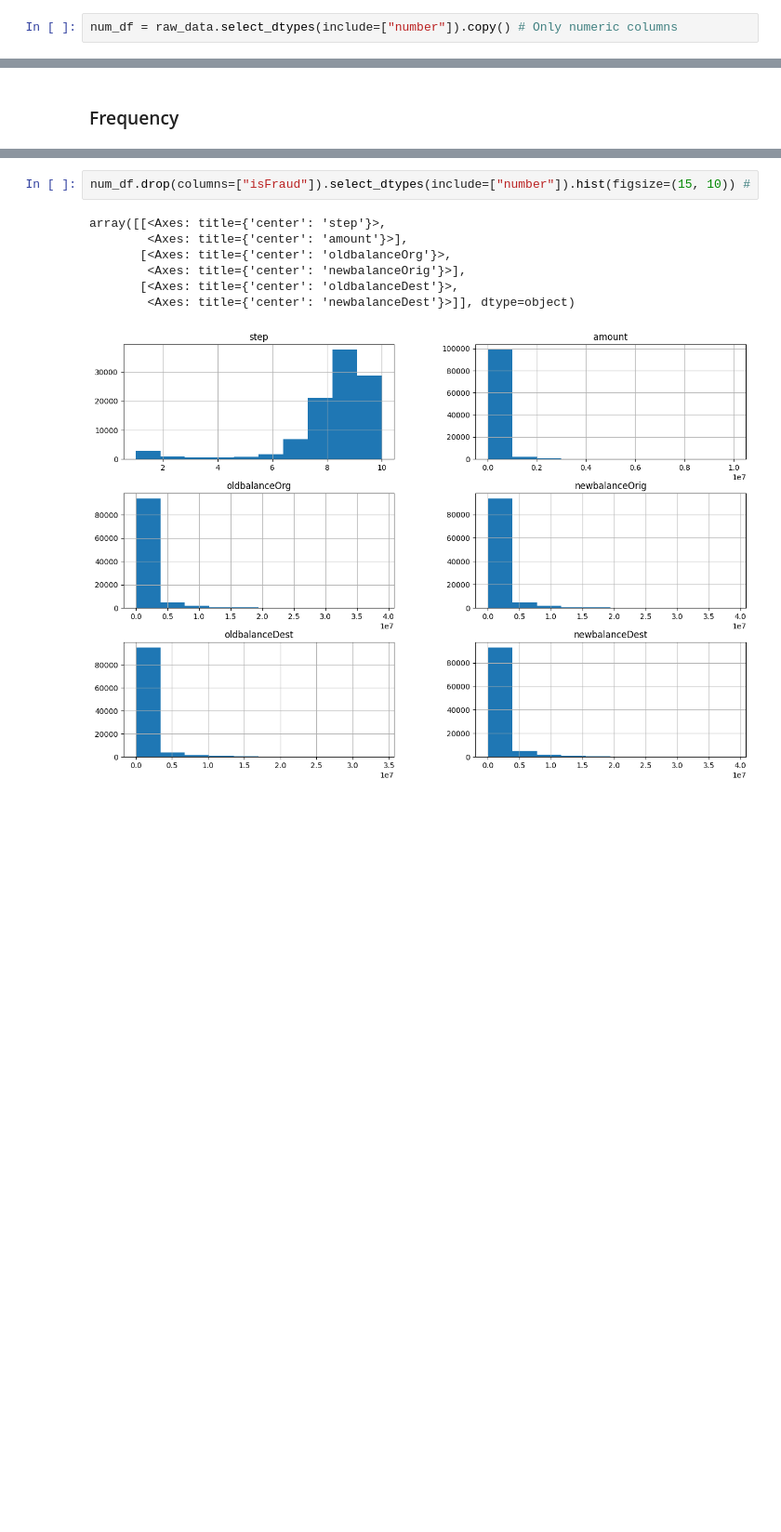
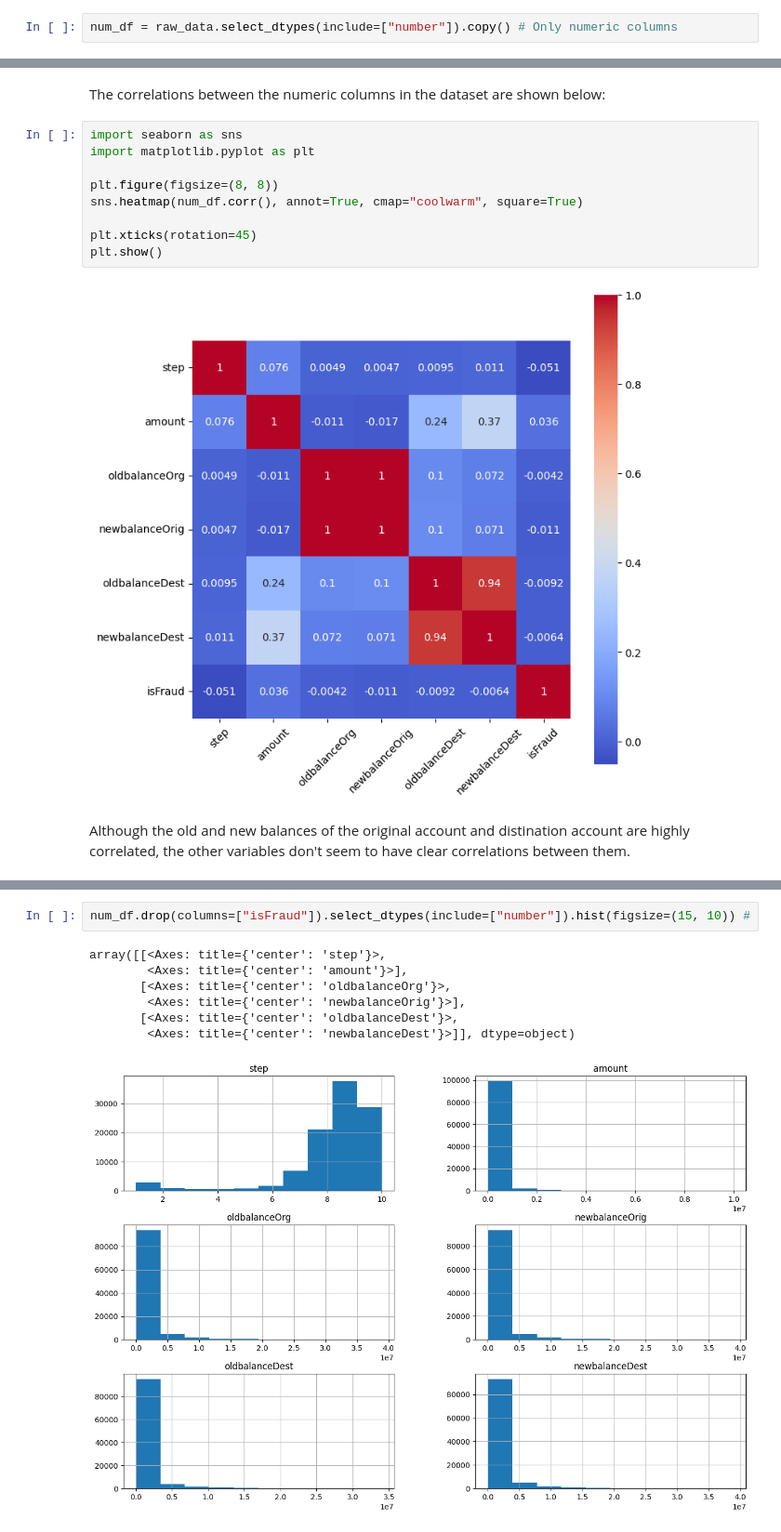
Before and after one commit to noahfrank0001/BankFraudDetection, a Jupyter notebook: analysis.ipynb, the cells around one changed output, grey strips where cells are left out. Shown at 93% size. Saved outputs shown, nothing was run; the diff lists cells and outputs as text; blank space fills up the shorter version.

```diff
--- a/analysis.ipynb
+++ b/analysis.ipynb
@@ -104,2 +99,15 @@ num_df.corr()
-# %% [markdown]
-### Frequency
+# %% [markdown]
+The correlations between the numeric columns in the dataset are shown below:
+# %%
+import seaborn as sns
+import matplotlib.pyplot as plt
+
+plt.figure(figsize=(8, 8))
+sns.heatmap(num_df.corr(), annot=True, cmap="coolwarm", square=True)
+
+plt.xticks(rotation=45)
+plt.show()
+# %% [output]
+[figure, added]
+# %% [markdown]
+Although the old and new balances of the original account and distination account are highly correlated, the other variables don't seem to have clear correlations between them.
```
Also changed, not shown: parts of 7 cells of this notebook.
